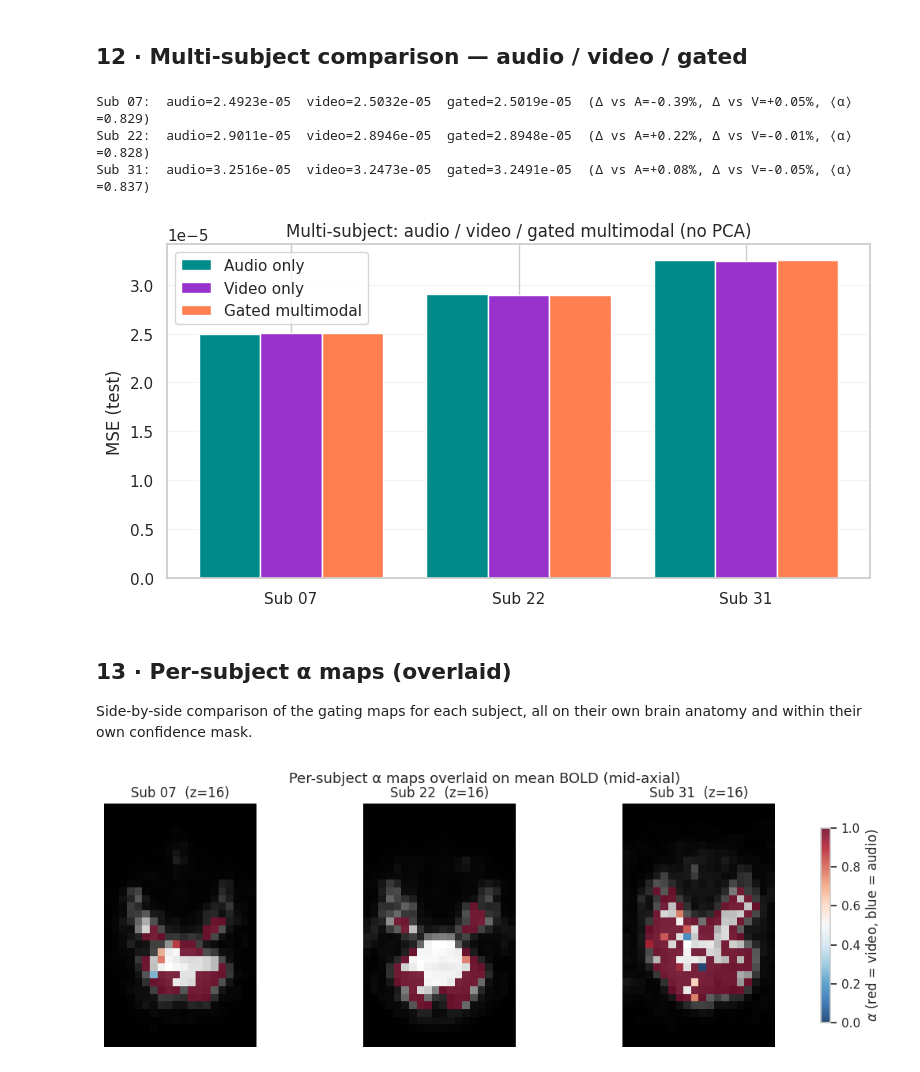
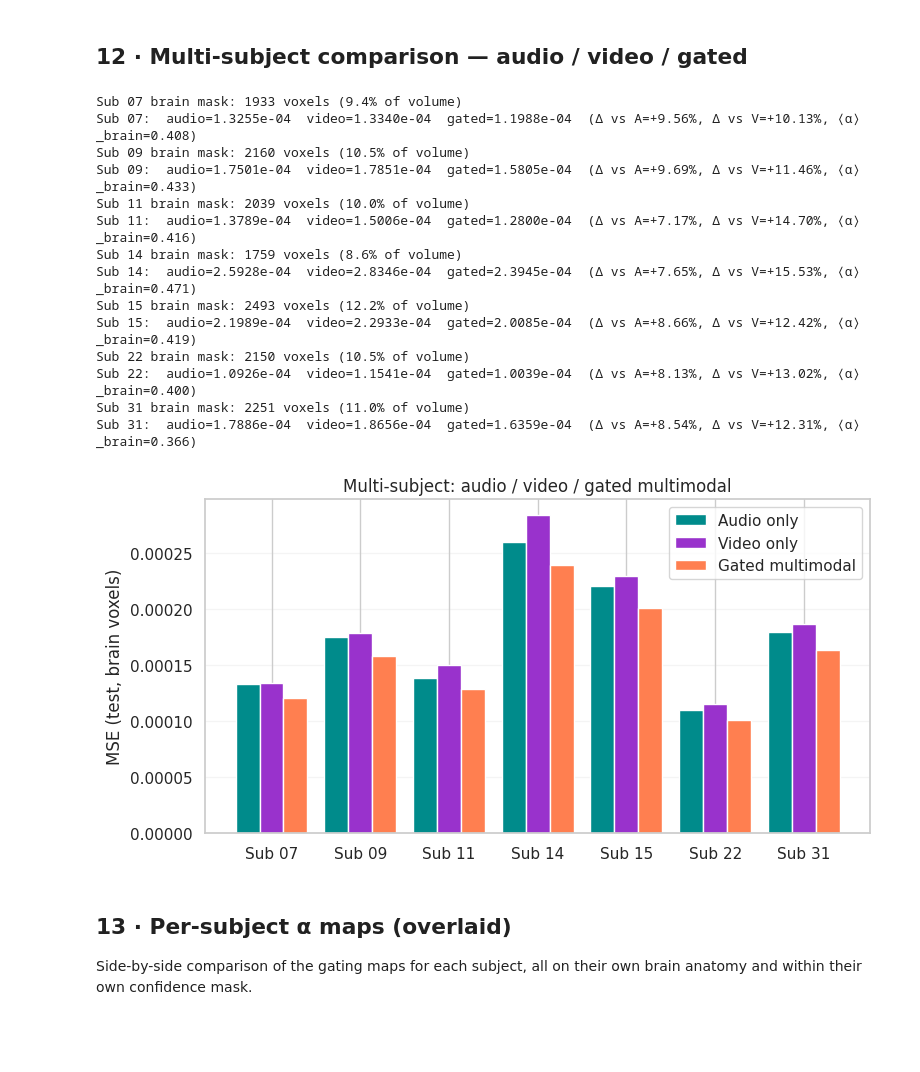
Before and after one commit to DorinDaniil/Multimodal-fMRI-forecasting, a Jupyter notebook: code/gated_multimodal.ipynb, the cells around one changed output. Drawn from its saved outputs; the diff is of its cells as text; code cells hidden in the pictures; blank space fills up the shorter version.

```diff
--- a/code/gated_multimodal.ipynb
+++ b/code/gated_multimodal.ipynb
@@ -95,10 +179,12 @@ model so the train/test splits are identical and MSEs are directly
 comparable.
 # %%
 audio_model = LinearDeltaModel(X_audio, sub, DT, COEF, ALPHA_A)
-audio_model.fit(); audio_model.predict(); audio_model.evaluate()
-print(f'[Audio-only]  MSE_test = {audio_model.MSE_test:.4e}')
+audio_model.fit(); audio_model.predict()
+audio_model.evaluate(mask=brain_mask_flat)
+print(f'[Audio-only]  MSE_test (brain-masked) = {audio_model.MSE_test:.4e}')
 
 video_model = LinearDeltaModel(X_video, sub, DT, COEF, ALPHA_V)
-video_model.fit(); video_model.predict(); video_model.evaluate()
-print(f'[Video-only]  MSE_test = {video_model.MSE_test:.4e}')
+video_model.fit(); video_model.predict()
+video_model.evaluate(mask=brain_mask_flat)
+print(f'[Video-only]  MSE_test (brain-masked) = {video_model.MSE_test:.4e}')
 # %% [output]
@@ -331,11 +419,11 @@ mse_audio, mse_video, mse_gated = [], [], []
 
 for dt_val in t_vals:
     m_a = LinearDeltaModel(X_audio, sub, dt_val, COEF, ALPHA_A)
-    m_a.fit(); m_a.predict(); m_a.evaluate()
+    m_a.fit(); m_a.predict(); m_a.evaluate(mask=brain_mask_flat)
     mse_audio.append(m_a.MSE_test)
 
     m_v = LinearDeltaModel(X_video, sub, dt_val, COEF, ALPHA_V)
-    m_v.fit(); m_v.predict(); m_v.evaluate()
+    m_v.fit(); m_v.predict(); m_v.evaluate(mask=brain_mask_flat)
     mse_video.append(m_v.MSE_test)
 
     m_g = GatedMultimodalLinearDeltaModel(
@@ -343,15 +431,15 @@ for dt_val in t_vals:
         sub=sub, dt=dt_val, coef=COEF,
         alpha_video=ALPHA_V, alpha_audio=ALPHA_A,
     )
-    m_g.fit(); m_g.predict(); m_g.evaluate()
+    m_g.fit(); m_g.predict(); m_g.evaluate(mask=brain_mask_flat)
     mse_gated.append(m_g.MSE_test)
 
 plt.figure(figsize=(10, 5))
-plt.plot(t_vals, mse_audio, marker='o', color='darkcyan', label='Audio only')
+plt.plot(t_vals, mse_audio, marker='o', color='darkcyan',  label='Audio only')
 plt.plot(t_vals, mse_video, marker='^', color='darkorchid', label='Video only')
 plt.plot(t_vals, mse_gated, marker='s', color='coral',     label='Gated audio + video')
 plt.xlabel(r'Delay time $\Delta t$, s')
-plt.ylabel('MSE (test)')
+plt.ylabel('MSE (test, brain voxels)')
 plt.title(f'Sub {SUB_ID}: Δt sweep — audio / video / gated')
 plt.legend()
 plt.grid(alpha=0.2)
@@ -373,24 +461,27 @@ Best Δt gated:  8s  (MSE=2.8084e-05)
 # %% [markdown]
 ## 12 · Multi-subject comparison — audio / video / gated
 # %%
-subjects = ['07', '22', '31']
+subjects = ['07', '09', '11', '14', '15', '22', '31']
 results = {}
 
 for sid in subjects:
-    s = Sub(sid, data_root='/mnt/DATA2/dorin/Multimodal-fMRI-forecasting/code/src/ds003688-download')
+    s = Sub(sid)                                     # uses Sub.DATA_ROOT
+    s_mask = make_brain_mask_for_sub(s, COEF, var_quantile=0.10).reshape(-1)
+    print(f'Sub {sid} brain mask: {int(s_mask.sum())} voxels '
+          f'({s_mask.mean()*100:.1f}% of volume)')
 
     m_a = LinearDeltaModel(X_audio, s, DT, COEF, ALPHA_A)
-    m_a.fit(); m_a.predict(); m_a.evaluate()
+    m_a.fit(); m_a.predict(); m_a.evaluate(mask=s_mask)
 
     m_v = LinearDeltaModel(X_video, s, DT, COEF, ALPHA_V)
-    m_v.fit(); m_v.predict(); m_v.evaluate()
+    m_v.fit(); m_v.predict(); m_v.evaluate(mask=s_mask)
 
     m_g = GatedMultimodalLinearDeltaModel(
         X_video=X_video, X_audio=X_audio,
         sub=s, dt=DT, coef=COEF,
         alpha_video=ALPHA_V, alpha_audio=ALPHA_A,
     )
-    m_g.fit(); m_g.predict(); m_g.evaluate()
+    m_g.fit(); m_g.predict(); m_g.evaluate(mask=s_mask)
 
     delta_a = (m_a.MSE_test - m_g.MSE_test) / m_a.MSE_test * 100
     delta_v = (m_v.MSE_test - m_g.MSE_test) / m_v.MSE_test * 100
@@ -398,41 +489,52 @@ for sid in subjects:
         'audio':         m_a.MSE_test,
         'video':         m_v.MSE_test,
         'gated':         m_g.MSE_test,
         'delta_vs_a':    delta_a,
         'delta_vs_v':    delta_v,
-        'alpha_mean':    float(m_g.alpha.mean()),
+        'alpha_mean':    float(m_g.alpha[s_mask].mean()),
     }
     print(
         f'Sub {sid}:  audio={m_a.MSE_test:.4e}  video={m_v.MSE_test:.4e}  '
         f'gated={m_g.MSE_test:.4e}  '
         f'(Δ vs A={delta_a:+.2f}%, Δ vs V={delta_v:+.2f}%, '
-        f'⟨α⟩={m_g.alpha.mean():.3f})'
+        f'⟨α⟩_brain={m_g.alpha[s_mask].mean():.3f})'
     )
 
 # Three-bar group plot
 x = np.arange(len(subjects))
 w = 0.27
 fig, ax = plt.subplots(figsize=(8, 4.2))
 ax.bar(x - w, [results[s]['audio'] for s in subjects], w,
        color='darkcyan',  label='Audio only')
 ax.bar(x,     [results[s]['video'] for s in subjects], w,
        color='darkorchid', label='Video only')
 ax.bar(x + w, [results[s]['gated'] for s in subjects], w,
        color='coral',     label='Gated multimodal')
 ax.set_xticks(x)
 ax.set_xticklabels([f'Sub {s}' for s in subjects])
-ax.set_ylabel('MSE (test)')
-ax.set_title('Multi-subject: audio / video / gated multimodal (no PCA)')
+ax.set_ylabel('MSE (test, brain voxels)')
+ax.set_title('Multi-subject: audio / video / gated multimodal')
 ax.legend()
 ax.grid(axis='y', alpha=0.2)
 plt.tight_layout()
 # plt.savefig('mse_subjects_gated.pdf', bbox_inches='tight')
 plt.show()
 # %% [output]
-Sub 07:  audio=2.4923e-05  video=2.5032e-05  gated=2.5019e-05  (Δ vs A=-0.39%, Δ vs V=+0.05%, ⟨α⟩=0.829)
-Sub 22:  audio=2.9011e-05  video=2.8946e-05  gated=2.8948e-05  (Δ vs A=+0.22%, Δ vs V=-0.01%, ⟨α⟩=0.828)
-Sub 31:  audio=3.2516e-05  video=3.2473e-05  gated=3.2491e-05  (Δ vs A=+0.08%, Δ vs V=-0.05%, ⟨α⟩=0.837)
+Sub 07 brain mask: 1933 voxels (9.4% of volume)
+Sub 07:  audio=1.3255e-04  video=1.3340e-04  gated=1.1988e-04  (Δ vs A=+9.56%, Δ vs V=+10.13%, ⟨α⟩_brain=0.408)
+Sub 09 brain mask: 2160 voxels (10.5% of volume)
+Sub 09:  audio=1.7501e-04  video=1.7851e-04  gated=1.5805e-04  (Δ vs A=+9.69%, Δ vs V=+11.46%, ⟨α⟩_brain=0.433)
+Sub 11 brain mask: 2039 voxels (10.0% of volume)
+Sub 11:  audio=1.3789e-04  video=1.5006e-04  gated=1.2800e-04  (Δ vs A=+7.17%, Δ vs V=+14.70%, ⟨α⟩_brain=0.416)
+Sub 14 brain mask: 1759 voxels (8.6% of volume)
+Sub 14:  audio=2.5928e-04  video=2.8346e-04  gated=2.3945e-04  (Δ vs A=+7.65%, Δ vs V=+15.53%, ⟨α⟩_brain=0.471)
+Sub 15 brain mask: 2493 voxels (12.2% of volume)
+Sub 15:  audio=2.1989e-04  video=2.2933e-04  gated=2.0085e-04  (Δ vs A=+8.66%, Δ vs V=+12.42%, ⟨α⟩_brain=0.419)
+Sub 22 brain mask: 2150 voxels (10.5% of volume)
+Sub 22:  audio=1.0926e-04  video=1.1541e-04  gated=1.0039e-04  (Δ vs A=+8.13%, Δ vs V=+13.02%, ⟨α⟩_brain=0.400)
+Sub 31 brain mask: 2251 voxels (11.0% of volume)
+Sub 31:  audio=1.7886e-04  video=1.8656e-04  gated=1.6359e-04  (Δ vs A=+8.54%, Δ vs V=+12.31%, ⟨α⟩_brain=0.366)
-[figure, old version]
+[figure, new version]
 # %% [markdown]
 ## 13 · Per-subject α maps (overlaid)
 
@@ -444,7 +546,7 @@ if len(subjects) == 1:
     axes = [axes]
 
 for ax, sid in zip(axes, subjects):
-    s = Sub(sid, data_root='/mnt/DATA2/dorin/Multimodal-fMRI-forecasting/code/src/ds003688-download')
+    s = Sub(sid)
 
     m_g = GatedMultimodalLinearDeltaModel(
         X_video=X_video, X_audio=X_audio,
@@ -453,7 +555,7 @@ for ax, sid in zip(axes, subjects):
     )
     m_g.fit(); m_g.predict()
 
-    bm = brain_mask(m_g.sub._tensor.numpy(), var_quantile=0.10)
+    bm = make_brain_mask_for_sub(s, COEF, var_quantile=0.10)
     cm = m_g.confidence_volume(
         predictability_quantile=0.5, separability_quantile=0.3,
     )
@@ -473,9 +575,7 @@ for ax, sid in zip(axes, subjects):
 
 fig.colorbar(im, ax=axes,
              label=r'$\alpha$ (red = video, blue = audio)', shrink=0.8)
-fig.suptitle('Per-subject α maps overlaid on mean BOLD (mid-axial)',
+fig.suptitle('Per-subject α maps (gated multimodal, mid-axial)',
              fontsize=13)
-# plt.savefig('alpha_grid_subjects.pdf', bbox_inches='tight')
+plt.savefig('alpha_grid_subjects.pdf', bbox_inches='tight')
 plt.show()
-# %% [output]
-[figure, removed]
```
Also changed, not shown: parts of 14 cells of this notebook, 6 other files.
